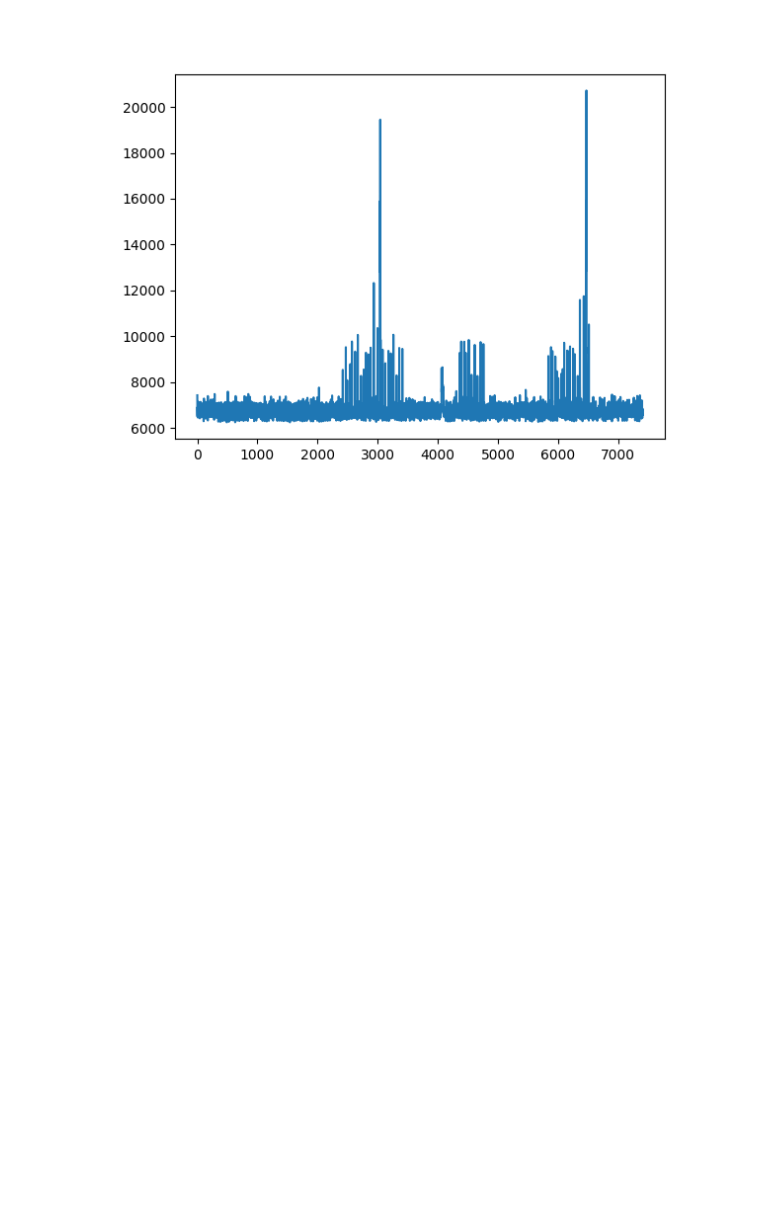
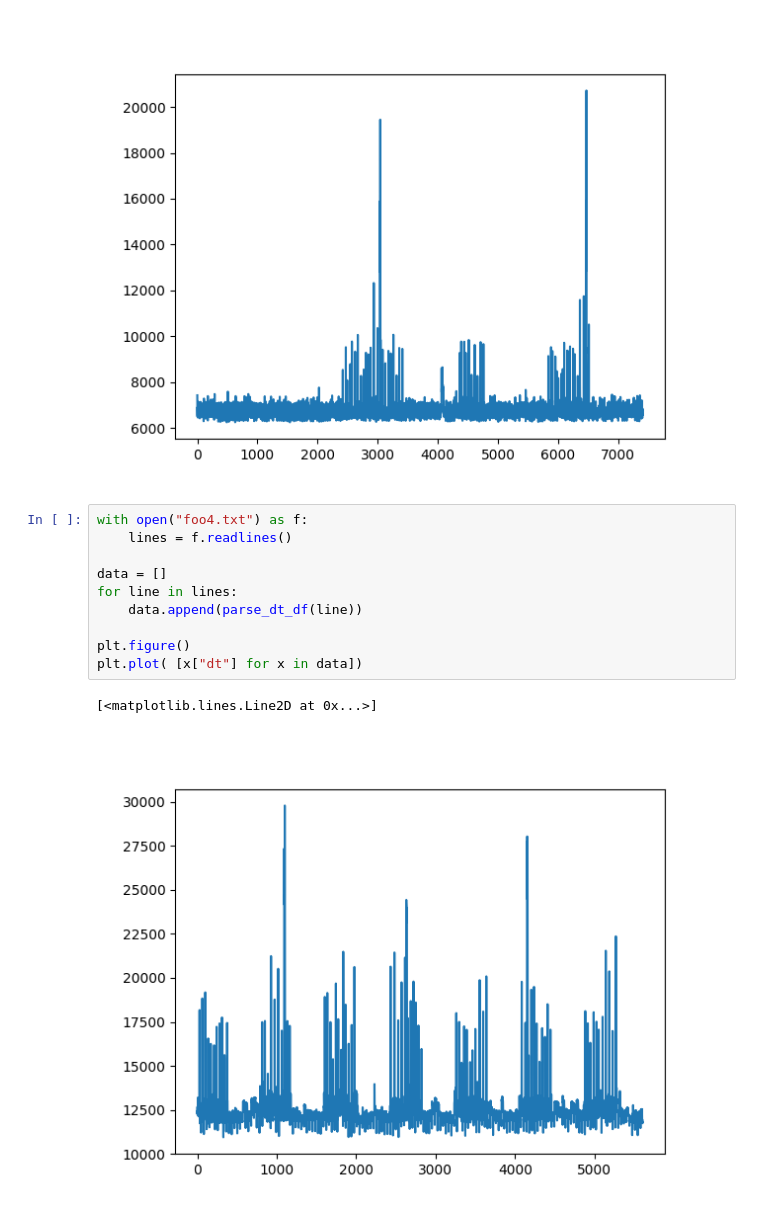
Before and after one commit to DLR-FT/dynamic-multicore-interference-mitigation, a Jupyter notebook: foo1.ipynb, the cells around one changed output. Saved outputs shown, nothing was run; the diff lists cells and outputs as text; blank space fills up the shorter version.

```diff
--- a/foo1.ipynb
+++ b/foo1.ipynb
@@ -45,3 +45,16 @@ plt.plot( [x["dt"] for x in data])
 # %% [output]
 [<matplotlib.lines.Line2D at 0x...>]
 [figure]
+# %%
+with open("foo4.txt") as f:
+    lines = f.readlines()
+
+data = []
+for line in lines:
+    data.append(parse_dt_df(line))
+
+plt.figure()
+plt.plot( [x["dt"] for x in data])
+# %% [output]
+[<matplotlib.lines.Line2D at 0x...>]
+[figure, added]
```
Also changed, not shown: parts of 1 cell of this notebook, 13 other files.
